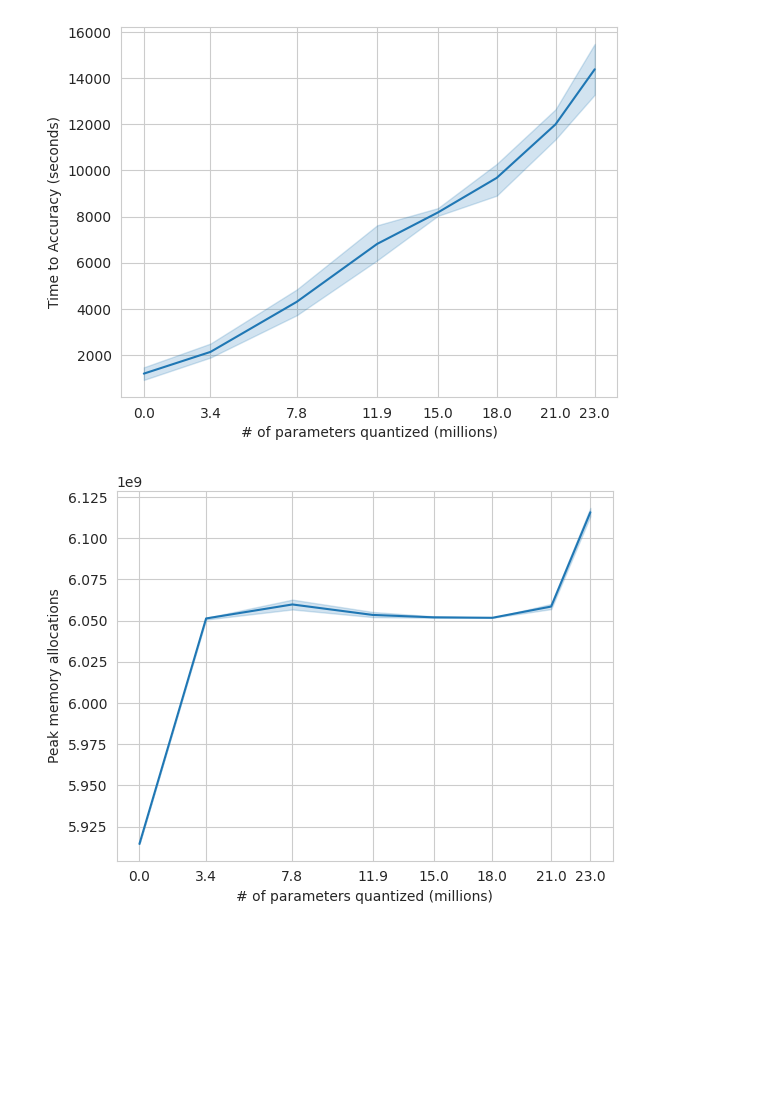
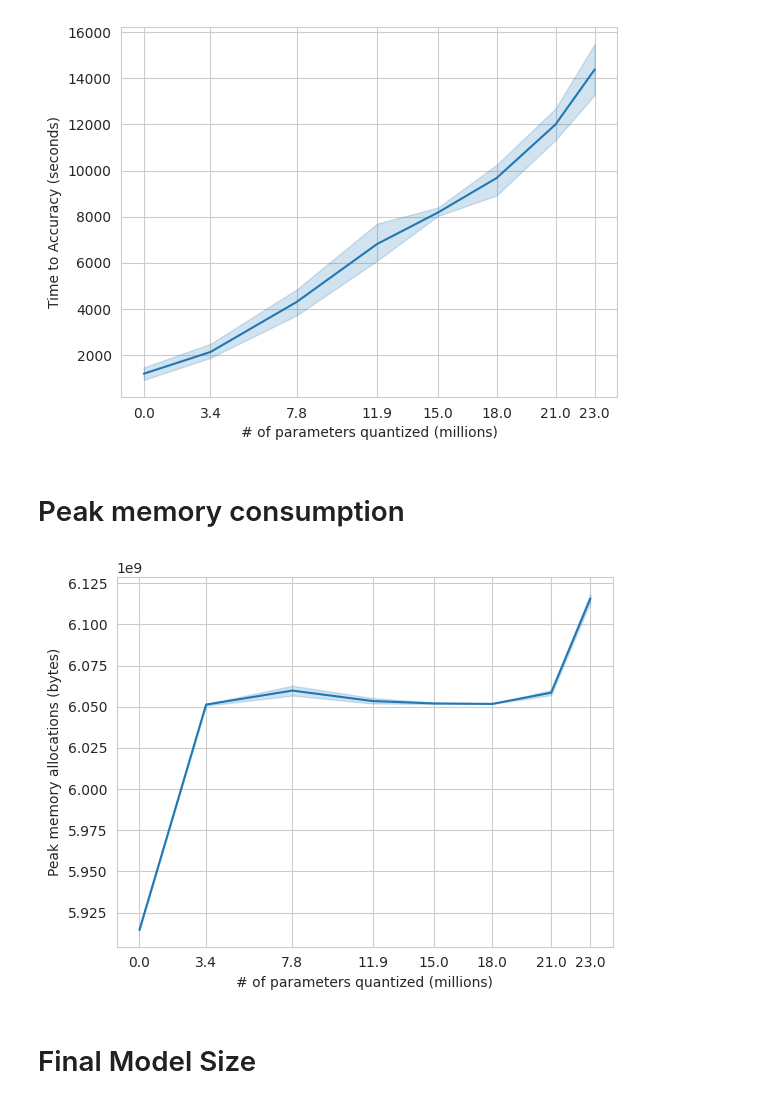
Before and after one commit to zevbo/CS243-final-project, a Jupyter notebook: Plotting.ipynb, the cells around one changed output. Cells and saved outputs as stored; diff of their text form; code cells hidden in the pictures; blank space fills up the shorter version.

Commit message:
More plots

```diff
--- a/Plotting.ipynb
+++ b/Plotting.ipynb
@@ -49,15 +51,19 @@ plt.xticks([0, 3.4, 7.8, 11.9, 15, 18, 21, 23])
 plt.savefig("V100_TTA.png")
 # %% [output]
 [figure]
+# %% [markdown]
+# Peak memory consumption
 # %%
 sns.lineplot(data=df, x='no_parameters_quantized', y='V100_TF_MEM')
 
 # plt.title('Time to Accuracy vs X_Size_Cum')
 plt.xlabel('# of parameters quantized (millions)')
-plt.ylabel('Peak memory allocations')
+plt.ylabel('Peak memory allocations (bytes)')
 plt.xticks([0, 3.4, 7.8, 11.9, 15, 18, 21, 23])
 
 # plt.show()
 plt.savefig("V100_TF_MEM.png")
 # %% [output]
-[figure, old version]
+[figure, new version]
+# %% [markdown]
+# Final Model Size
```
Also changed, not shown: parts of 15 cells of this notebook, 6 other files.
